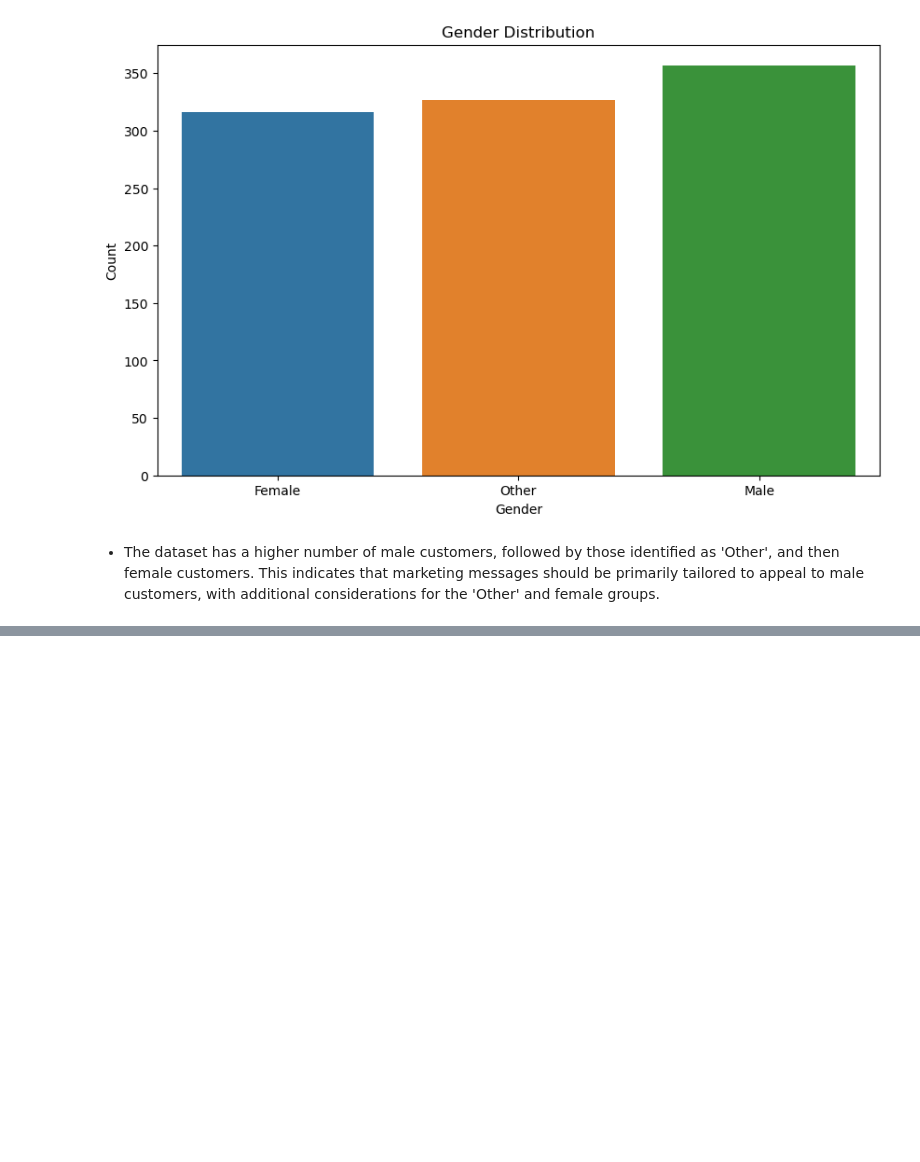
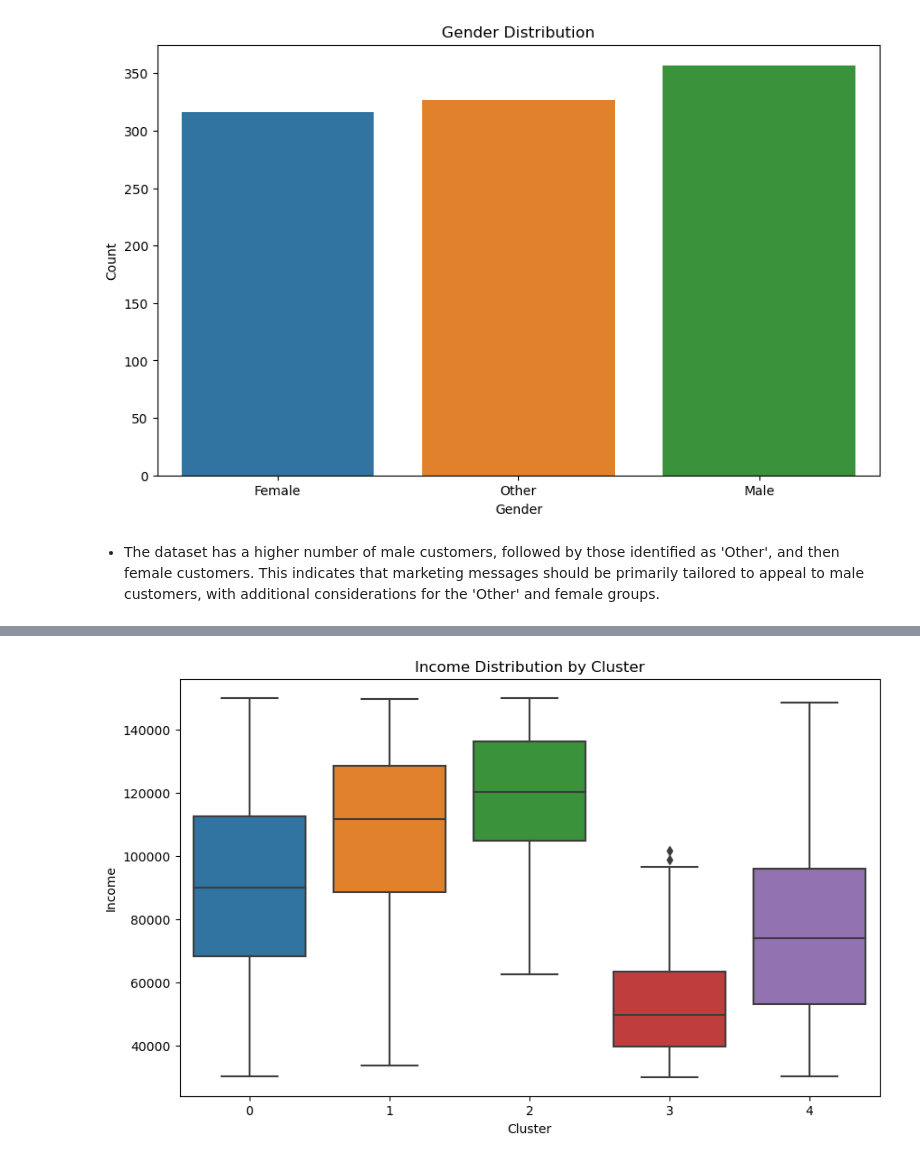
Before and after one commit to DonnahM/Customer-Segmentation-Analysis, a Jupyter notebook: Customer Segmentation.ipynb, the cells around one changed output, grey strips where cells are left out. Saved outputs shown, nothing was run; the diff lists cells and outputs as text; code cells hidden in the pictures; blank space fills up the shorter version.

```diff
--- a/Customer Segmentation.ipynb
+++ b/Customer Segmentation.ipynb
@@ -221,0 +287,10 @@ plt.show()
+# %%
+# Visualize the distribution of income within each cluster
+plt.figure(figsize=(10, 6))
+sns.boxplot(x='cluster', y='income', data=df_encoded)
+plt.title('Income Distribution by Cluster')
+plt.xlabel('Cluster')
+plt.ylabel('Income')
+plt.show()
+# %% [output]
+[figure, added]
```
Also changed, not shown: parts of 19 cells of this notebook, 1 other file.
